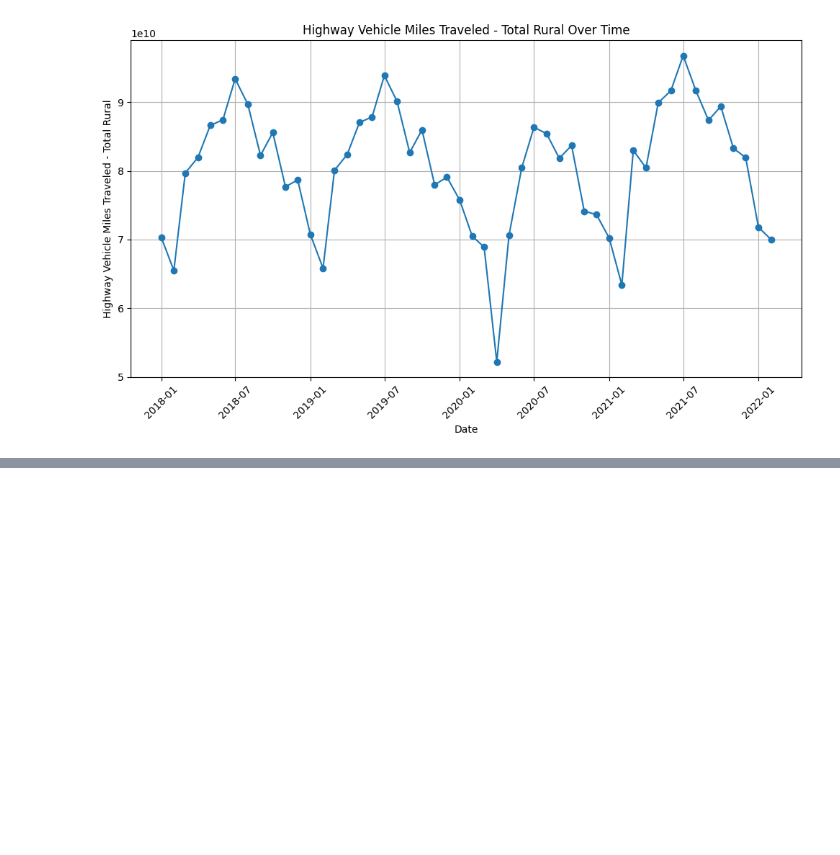
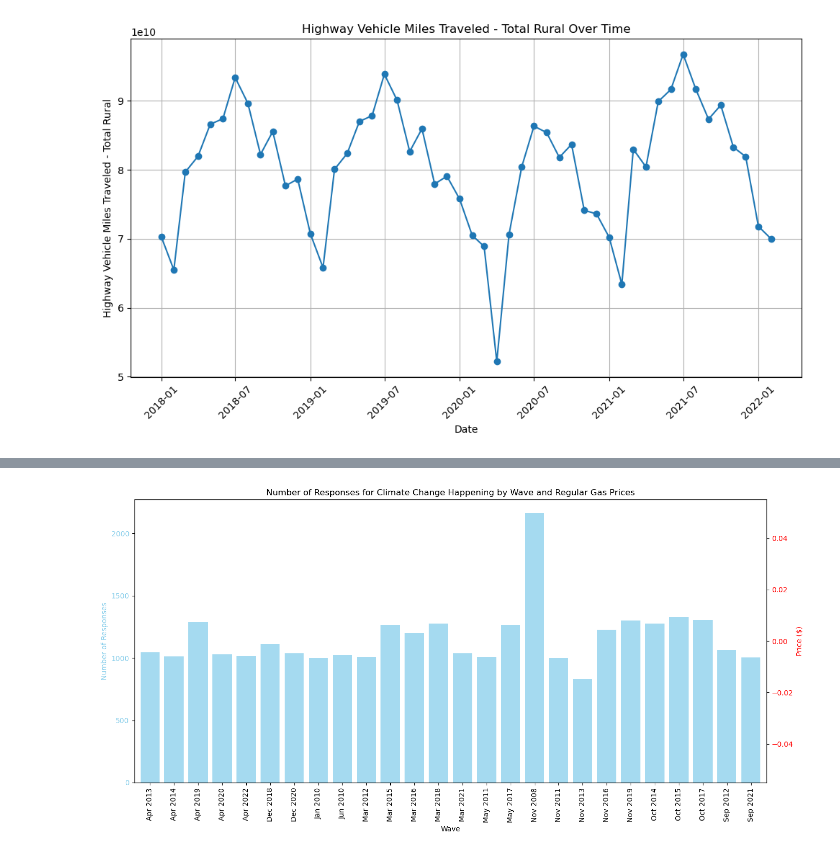
Before and after one commit to anaiskillian/citadeldatathon, a Jupyter notebook: example.ipynb, the cells around one changed output, grey strips where cells are left out. Saved outputs shown, nothing was run; the diff lists cells and outputs as text; code cells hidden in the pictures; blank space fills up the shorter version.

```diff
--- a/example.ipynb
+++ b/example.ipynb
@@ -226,3 +312,34 @@ plt.show()
+# %%
+# Filter the 'week_gas' dataframe for 'Regular Conventional Retail Gasoline' prices
+regular_gas_prices = week_gas[week_gas['Type'] == 'Regular Conventional Retail']
+
+# Convert the 'Date' column to datetime format for proper plotting
+regular_gas_prices['Date'] = pd.to_datetime(regular_gas_prices['Date'])
+
+# Plot the histogram for the 'wave_date' from the sentiment_data
+fig, ax1 = plt.subplots(figsize=(14, 7))
+
+# Plot the 'wave_date' histogram
+sentiment_data['wave_date'].value_counts().sort_index().plot(kind='bar', width=0.8, alpha=0.75, ax=ax1, color='skyblue')
+ax1.set_xlabel('Wave')
+ax1.set_ylabel('Number of Responses', color='skyblue')
+ax1.tick_params(axis='y', labelcolor='skyblue')
+ax1.set_xticklabels(ax1.get_xticklabels(), rotation=90)
+
+# Create a second y-axis to plot the gas prices
+ax2 = ax1.twinx()
+
+# Plot the gas prices on the second y-axis
+ax2.plot(regular_gas_prices['Date'], regular_gas_prices['Price'], color='red', label='Regular Gas Price')
+ax2.set_ylabel('Price ($)', color='red')
+ax2.tick_params(axis='y', labelcolor='red')
+
+# Title and show
+plt.title('Number of Responses for Climate Change Happening by Wave and Regular Gas Prices')
+fig.tight_layout()
+plt.show()
+# %% [output]
+[figure, added]
 # %%
 # Yearly Variation in the Number of Flights
 yearly_flights = departure_data.groupby('Year')['Total'].sum()
```
Also changed, not shown: parts of 8 cells of this notebook.
